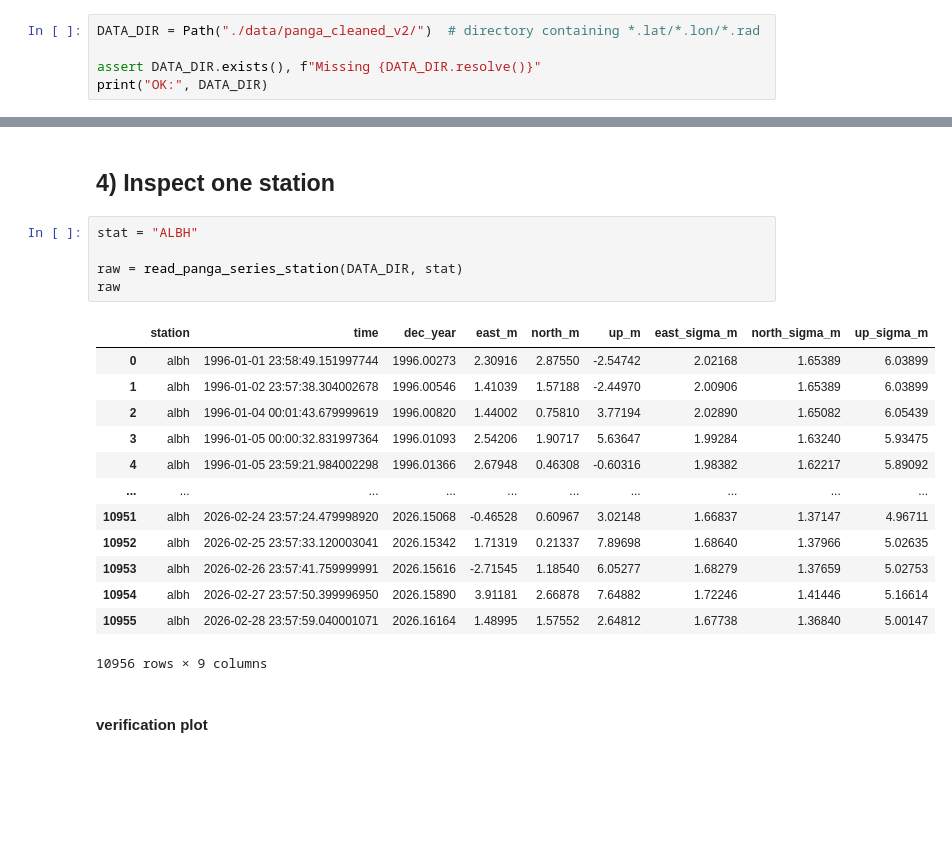
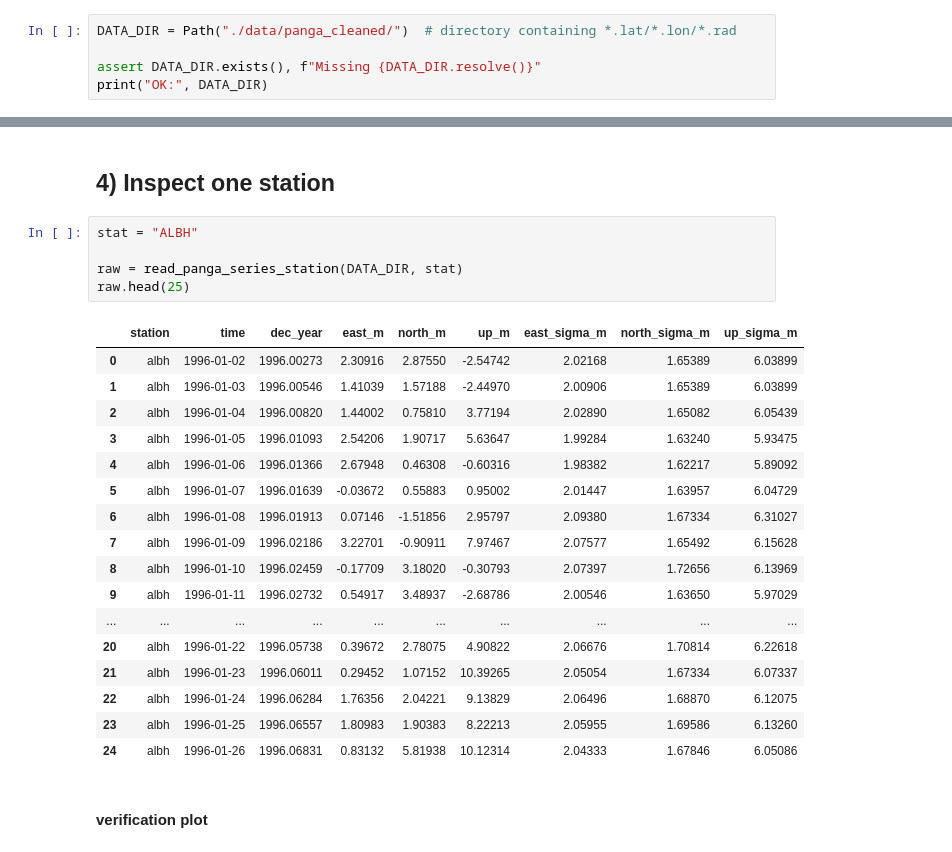
Before and after one commit to cascadiaquakes/GNSS-data-preprocessing, a Jupyter notebook: gnss_panga_eda_xarray.ipynb, the cells around one changed output, grey strips where cells are left out. Drawn from its saved outputs; the diff is of its cells as text; blank space fills up the shorter version.

Commit message:
[fix] force date to midnight for PANGA

```diff
--- a/gnss_panga_eda_xarray.ipynb
+++ b/gnss_panga_eda_xarray.ipynb
@@ -30,7 +30,7 @@ plt.rcParams["figure.dpi"] = 140
 
 Set these paths to your local folders.
 # %%
-DATA_DIR = Path("./data/panga_cleaned_v2/")  # directory containing *.lat/*.lon/*.rad
+DATA_DIR = Path("./data/panga_cleaned/")  # directory containing *.lat/*.lon/*.rad
 
 assert DATA_DIR.exists(), f"Missing {DATA_DIR.resolve()}"
 print("OK:", DATA_DIR)
@@ -146,22 +186,26 @@ def read_panga_series_station(base_dir: Path, station_id: str) -> pd.DataFrame:
 # %%
 stat = "ALBH"
 
 raw = read_panga_series_station(DATA_DIR, stat)
-raw
+raw.head(25)
 # %% [output]
 |  | station | time | dec_year | east_m | north_m | up_m | east_sigma_m | north_sigma_m | up_sigma_m |
-| 0 | albh | 1996-01-01 23:58:49.151997744 | 1996.00273 | 2.30916 | 2.87550 | -2.54742 | 2.02168 | 1.65389 | 6.03899 |
-| 1 | albh | 1996-01-02 23:57:38.304002678 | 1996.00546 | 1.41039 | 1.57188 | -2.44970 | 2.00906 | 1.65389 | 6.03899 |
-| 2 | albh | 1996-01-04 00:01:43.679999619 | 1996.00820 | 1.44002 | 0.75810 | 3.77194 | 2.02890 | 1.65082 | 6.05439 |
-| 3 | albh | 1996-01-05 00:00:32.831997364 | 1996.01093 | 2.54206 | 1.90717 | 5.63647 | 1.99284 | 1.63240 | 5.93475 |
-| 4 | albh | 1996-01-05 23:59:21.984002298 | 1996.01366 | 2.67948 | 0.46308 | -0.60316 | 1.98382 | 1.62217 | 5.89092 |
+| 0 | albh | 1996-01-02 | 1996.00273 | 2.30916 | 2.87550 | -2.54742 | 2.02168 | 1.65389 | 6.03899 |
+| 1 | albh | 1996-01-03 | 1996.00546 | 1.41039 | 1.57188 | -2.44970 | 2.00906 | 1.65389 | 6.03899 |
+| 2 | albh | 1996-01-04 | 1996.00820 | 1.44002 | 0.75810 | 3.77194 | 2.02890 | 1.65082 | 6.05439 |
+| 3 | albh | 1996-01-05 | 1996.01093 | 2.54206 | 1.90717 | 5.63647 | 1.99284 | 1.63240 | 5.93475 |
+| 4 | albh | 1996-01-06 | 1996.01366 | 2.67948 | 0.46308 | -0.60316 | 1.98382 | 1.62217 | 5.89092 |
+| 5 | albh | 1996-01-07 | 1996.01639 | -0.03672 | 0.55883 | 0.95002 | 2.01447 | 1.63957 | 6.04729 |
+| 6 | albh | 1996-01-08 | 1996.01913 | 0.07146 | -1.51856 | 2.95797 | 2.09380 | 1.67334 | 6.31027 |
+| 7 | albh | 1996-01-09 | 1996.02186 | 3.22701 | -0.90911 | 7.97467 | 2.07577 | 1.65492 | 6.15628 |
+| 8 | albh | 1996-01-10 | 1996.02459 | -0.17709 | 3.18020 | -0.30793 | 2.07397 | 1.72656 | 6.13969 |
+| 9 | albh | 1996-01-11 | 1996.02732 | 0.54917 | 3.48937 | -2.68786 | 2.00546 | 1.63650 | 5.97029 |
 | ... | ... | ... | ... | ... | ... | ... | ... | ... | ... |
-| 10951 | albh | 2026-02-24 23:57:24.479998920 | 2026.15068 | -0.46528 | 0.60967 | 3.02148 | 1.66837 | 1.37147 | 4.96711 |
-| 10952 | albh | 2026-02-25 23:57:33.120003041 | 2026.15342 | 1.71319 | 0.21337 | 7.89698 | 1.68640 | 1.37966 | 5.02635 |
-| 10953 | albh | 2026-02-26 23:57:41.759999991 | 2026.15616 | -2.71545 | 1.18540 | 6.05277 | 1.68279 | 1.37659 | 5.02753 |
-| 10954 | albh | 2026-02-27 23:57:50.399996950 | 2026.15890 | 3.91181 | 2.66878 | 7.64882 | 1.72246 | 1.41446 | 5.16614 |
-| 10955 | albh | 2026-02-28 23:57:59.040001071 | 2026.16164 | 1.48995 | 1.57552 | 2.64812 | 1.67738 | 1.36840 | 5.00147 |
+| 20 | albh | 1996-01-22 | 1996.05738 | 0.39672 | 2.78075 | 4.90822 | 2.06676 | 1.70814 | 6.22618 |
+| 21 | albh | 1996-01-23 | 1996.06011 | 0.29452 | 1.07152 | 10.39265 | 2.05054 | 1.67334 | 6.07337 |
+| 22 | albh | 1996-01-24 | 1996.06284 | 1.76356 | 2.04221 | 9.13829 | 2.06496 | 1.68870 | 6.12075 |
+| 23 | albh | 1996-01-25 | 1996.06557 | 1.80983 | 1.90383 | 8.22213 | 2.05955 | 1.69586 | 6.13260 |
+| 24 | albh | 1996-01-26 | 1996.06831 | 0.83132 | 5.81938 | 10.12314 | 2.04333 | 1.67846 | 6.05086 |
-10956 rows × 9 columns
 # %% [markdown]
 #### verification plot
 # %%
```
Also changed, not shown: parts of 5 cells of this notebook.
